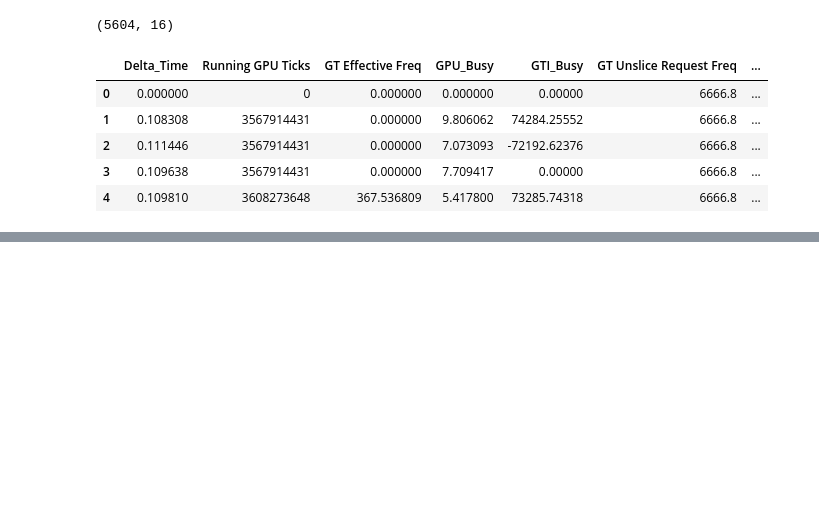
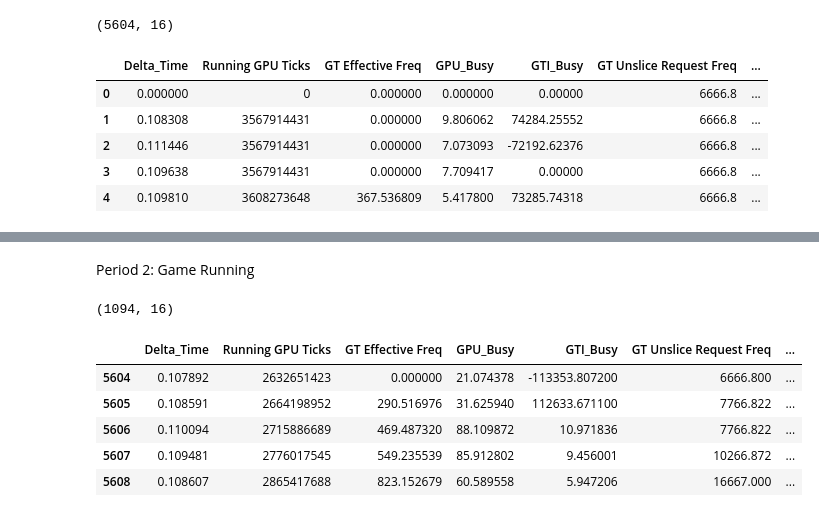
Before and after one commit to hitha-vargantiFM/ML_model, a Jupyter notebook: model1.ipynb, the cells around one changed output, grey strips where cells are left out. Drawn from its saved outputs; the diff is of its cells as text; code cells hidden in the pictures; blank space fills up the shorter version.

```diff
--- a/model1.ipynb
+++ b/model1.ipynb
@@ -276,0 +286,30 @@ ValueError: could not convert string to float: 'Yes'
+# %% [markdown]
+Period 2: Game Running
+# %%
+df_p2 = df_cleaned.iloc[5604:6698,:]
+df_p2.shape
+# %% [output]
+(1094, 16)
+# %%
+#generally getting in the 1500-1700 range for the number of outliers
+sample_isf_6 = df_p2.drop(columns='Time')
+# Train the model
+isf_6= IsolationForest()
+isf_6.fit(sample_isf_6)
+# Predictions
+predictions = isf_6.predict(sample_isf_6)
+# Extract scores
+sample_isf_6["iso_forest_scores"] = isf_6.decision_function(sample_isf_6)
+# Extract predictions
+sample_isf_6["iso_forest_outliers"] = predictions
+# Replace "-1" with "Yes" and "1" with "No"
+sample_isf_6['iso_forest_outliers'] = sample_isf_6['iso_forest_outliers'].replace([-1, 1], ["Yes", "No"])
+# Print the first 5 firms
+sample_isf_6.head()
+# %% [output]
+|  | Delta_Time | Running GPU Ticks | GT Effective Freq | GPU_Busy | GTI_Busy | GT Unslice Request Freq | ... |
+| 5604 | 0.107892 | 2632651423 | 0.000000 | 21.074378 | -113353.807200 | 6666.800 | ... |
+| 5605 | 0.108591 | 2664198952 | 290.516976 | 31.625940 | 112633.671100 | 7766.822 | ... |
+| 5606 | 0.110094 | 2715886689 | 469.487320 | 88.109872 | 10.971836 | 7766.822 | ... |
+| 5607 | 0.109481 | 2776017545 | 549.235539 | 85.912802 | 9.456001 | 10266.872 | ... |
+| 5608 | 0.108607 | 2865417688 | 823.152679 | 60.589558 | 5.947206 | 16667.000 | ... |
```
Also changed, not shown: parts of 13 cells of this notebook.
